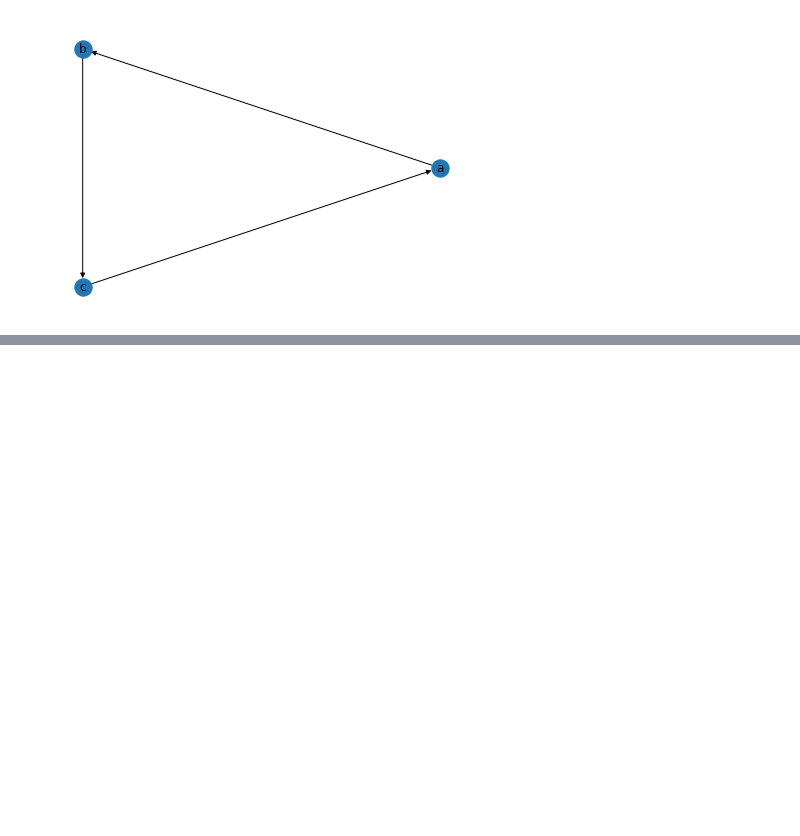
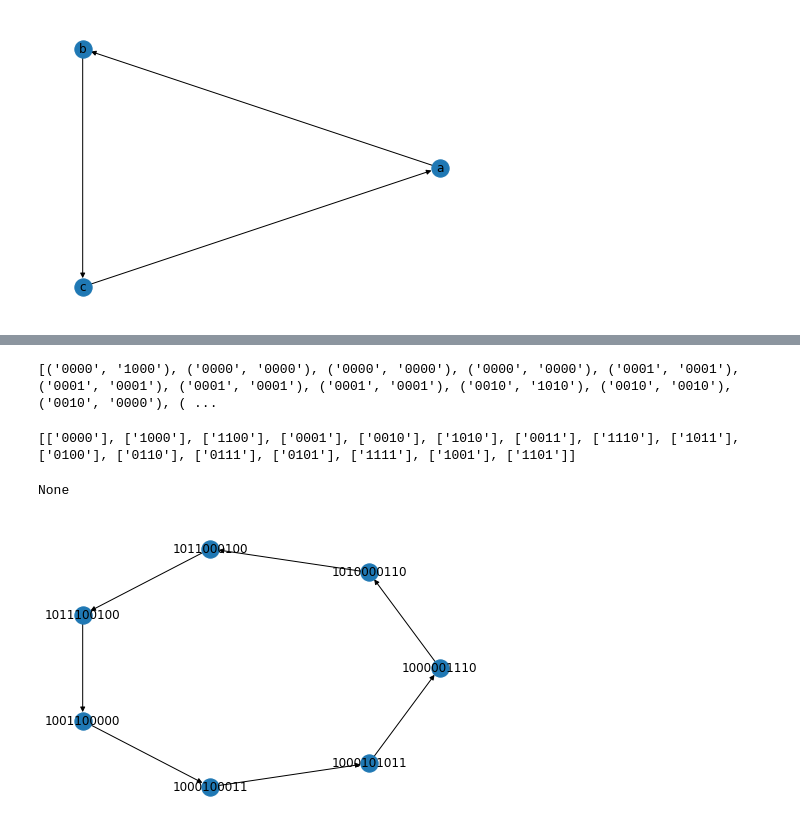
Before and after one commit to robyng15/Boolean-Models, a Jupyter notebook: Boolean_Models.ipynb, the cells around one changed output, grey strips where cells are left out. Cells and saved outputs as stored; diff of their text form; code cells hidden in the pictures; blank space fills up the shorter version.

```diff
--- a/Boolean_Models.ipynb
+++ b/Boolean_Models.ipynb
@@ -748,0 +314,70 @@ None
+# %%
+edgelist_a = []
+for seq in output_a:
+  sequence = seq
+  edgelist_a.extend([(''.join([str(st) for st in sequence[i]]),
+             ''.join([str(st) for st in sequence[i+1]])) for i in range(len(sequence)-1)])
+
+print(edgelist_a)
+G_a = nx.DiGraph(edgelist_a)
+#nodes = G_a.nodes()
+#print(nodes)
+#cycle_a = (list(nx.simple_cycles(G_a)))
+#print(cycle_a)
+
+
+# self-loop
+#self_loop = list(nx.nodes_with_selfloops(G_a))
+#self_loop_edges = list(nx.selfloop_edges(G_a))
+#print(self_loop_edges)
+#print(self_loop)
+
+#nx.draw_circular(G_a, node_color='blue', with_labels=True)
+#plt.savefig('state_space_network_asynchronous_dyn-cycle.png')
+# %% [output]
+[('0000', '1000'), ('0000', '0000'), ('0000', '0000'), ('0000', '0000'), ('0001', '0001'), ('0001', '0001'), ('0001', '0001'), ('0001', '0001'), ('0010', '1010'), ('0010', '0010'), ('0010', '0000'), ( ...
+# %%
+def find_limit_cycle(G_a):
+  limit_cycle = list()
+  cycle = list(nx.simple_cycles(G_a))
+  return cycle
+
+print(find_limit_cycle(G_a))
+# %% [output]
+[['0000'], ['1000'], ['1100'], ['0001'], ['0010'], ['1010'], ['0011'], ['1110'], ['1011'], ['0100'], ['0110'], ['0111'], ['0101'], ['1111'], ['1001'], ['1101']]
+# %%
+def find_longer_list(G_a):
+  limit_cycle = find_limit_cycle(G_a)
+  long_limit_cycle = list()
+  for i in limit_cycle:
+    if len(i) != 1:
+      long_limit_cycle.append(i)
+      return long_limit_cycle
+  edgelist_loop = []
+  for seq in long_limit_cycle:
+    sequence = seq
+    edgelist_loop.append((''.join([str(st) for st in seq[0]]),
+                          ''.join([str(st) for st in seq[1]])))
+    G_loop = nx.DiGraph(edgelist_loop)
+    nx.draw_spring(G_loop, with_labels=True)
+
+print(find_longer_list(G_a))
+# %% [output]
+None
+# %%
+# Mammalian
+loop = find_longer_list(G)
+#print(loop)
+edgelist_loop = []
+for seq in loop:
+  sequence = seq
+  edgelist_loop.extend([(''.join([str(st) for st in sequence[i]]),
+                      ''.join([str(st) for st in sequence[i+1]])) for i in range(len(sequence)-1)])
+edgelist_loop.extend([
+    (''.join([str(st) for st in loop[0][-1]]),
+    ''.join([str(st) for st in loop[0][0]])
+    )])
+G_loop = nx.DiGraph(edgelist_loop)
+nx.draw_circular(G_loop, with_labels=True)
+# %% [output]
+[figure, added]
```
Also changed, not shown: parts of 54 cells of this notebook.
